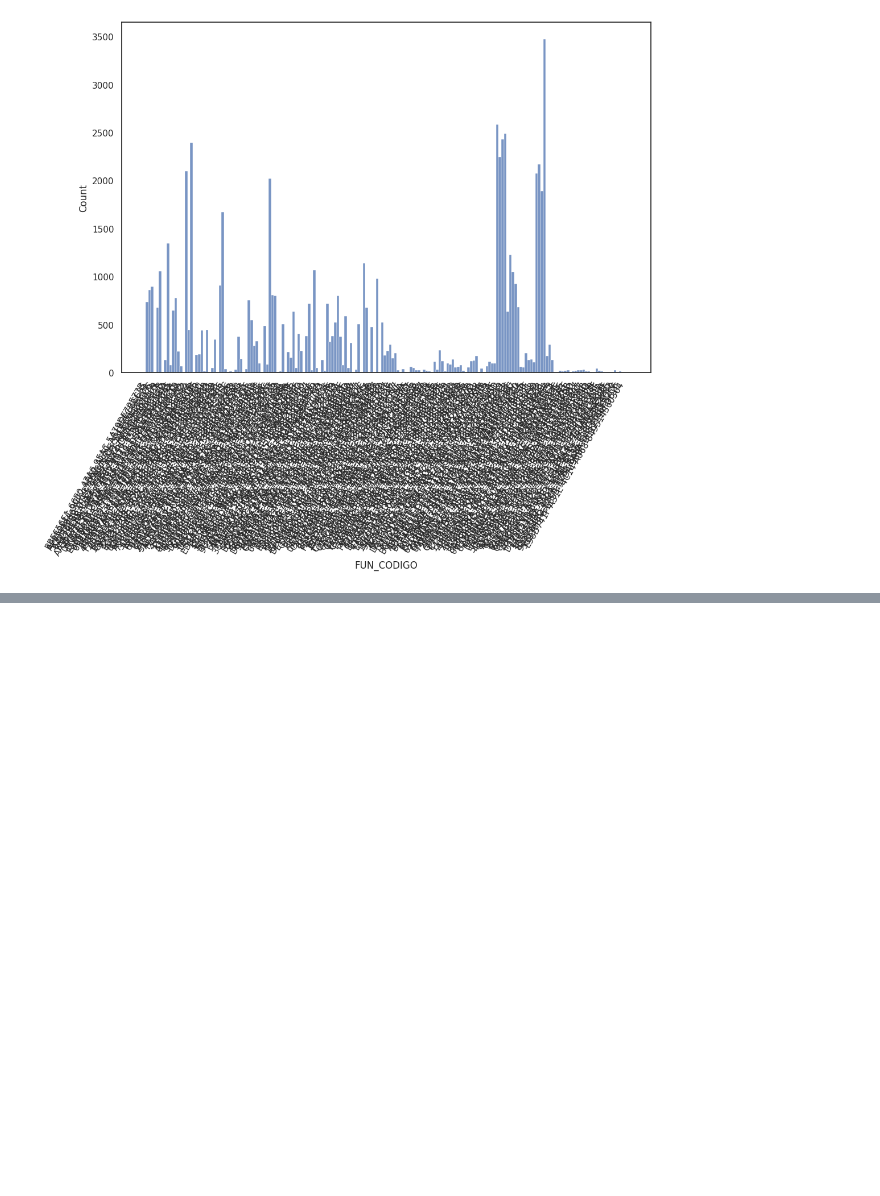
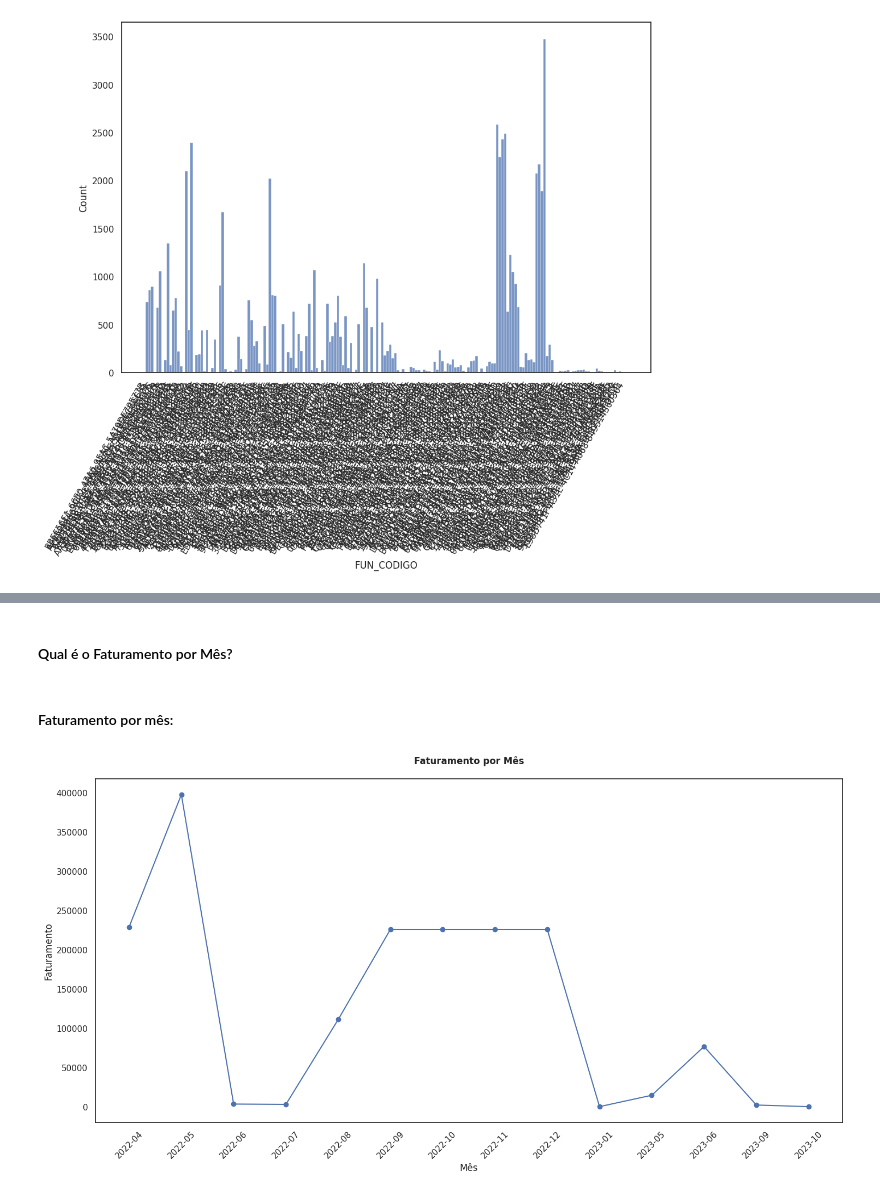
Before and after one commit to SamuelBarbosaDev/Casting, a Jupyter notebook: notebooks/data_visualization.ipynb, the cells around one changed output, grey strips where cells are left out. Drawn from its saved outputs; the diff is of its cells as text; code cells hidden in the pictures; blank space fills up the shorter version.

```diff
--- a/notebooks/data_visualization.ipynb
+++ b/notebooks/data_visualization.ipynb
@@ -124,0 +188,26 @@ casting.gráfico_histplot(
+# %% [markdown]
+#### Qual é o Faturamento por Mês?
+# %%
+# Agrupe por mês e conte o número de transações em cada mês
+faturamento_por_mes = df_db106.groupby(df_db106.index.to_period('M'))['VUF_VLRLIQFINAL'].sum()
+
+# Renomeie as colunas para que sejam mais descritivas
+faturamento_por_mes = faturamento_por_mes.reset_index()
+faturamento_por_mes.columns = ['Mês', 'Faturamento']
+
+# Converta o período em uma representação de string do mês
+faturamento_por_mes['Mês'] = faturamento_por_mes['Mês'].dt.strftime('%Y-%m')
+# %% [markdown]
+#### Faturamento por mês:
+# %%
+casting.gráfico_linha_plot(
+    data=faturamento_por_mes,
+    x='Mês',
+    y='Faturamento',
+    figsize=(15,8),
+    titulo='Faturamento por Mês',
+    titulo_x='Mês',
+    titulo_y='Faturamento',
+)
+# %% [output]
+[figure, added]
```
Also changed, not shown: parts of 33 cells of this notebook.
